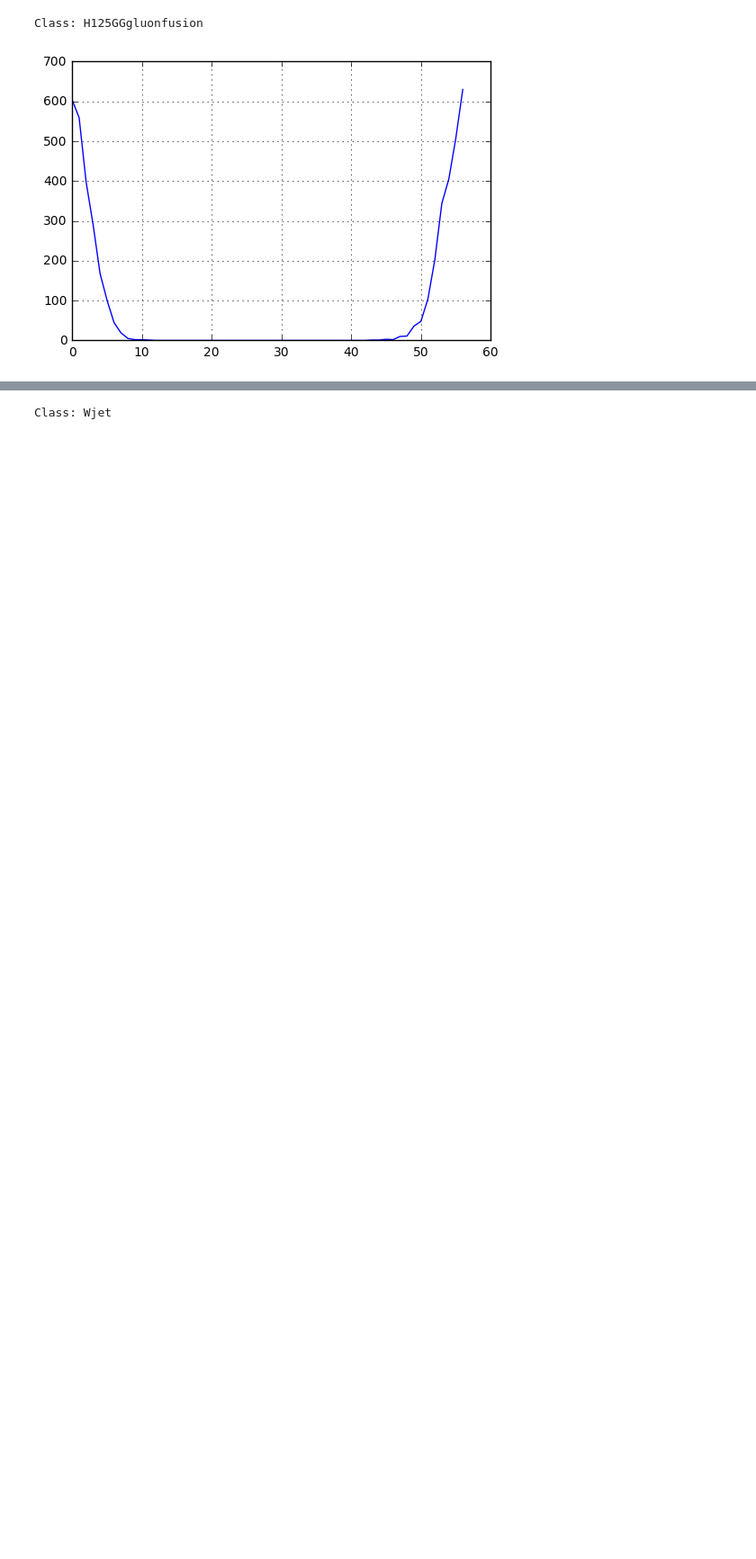
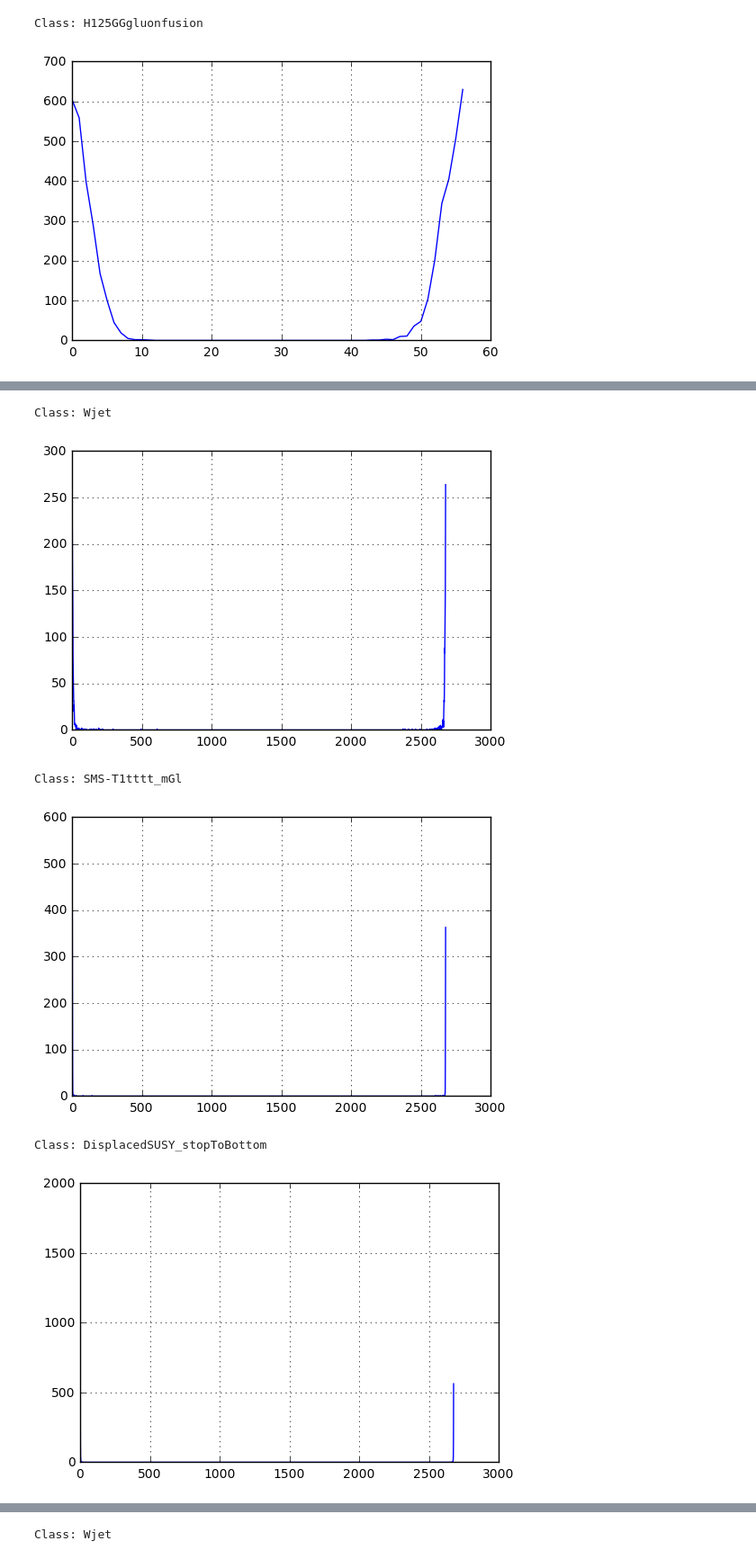
Before and after one commit to JoeriHermans/hep-track-reconstruction-ml, a Jupyter notebook: notebooks/data_exploration.ipynb, the cells around one changed output, grey strips where cells are left out. Shown at 90% size. Cells and saved outputs as stored; diff of their text form; code cells hidden in the pictures; blank space fills up the shorter version.

```diff
--- a/notebooks/data_exploration.ipynb
+++ b/notebooks/data_exploration.ipynb
@@ -488,0 +503,9 @@ Class: H125GGgluonfusion
+# %%
+plot_distribution('avg_py')
+# %% [output]
+Class: Wjet
+[figure, added]
+Class: SMS-T1tttt_mGl
+[figure, added]
+Class: DisplacedSUSY_stopToBottom
+[figure, added]
```
Also changed, not shown: parts of 10 cells of this notebook.
